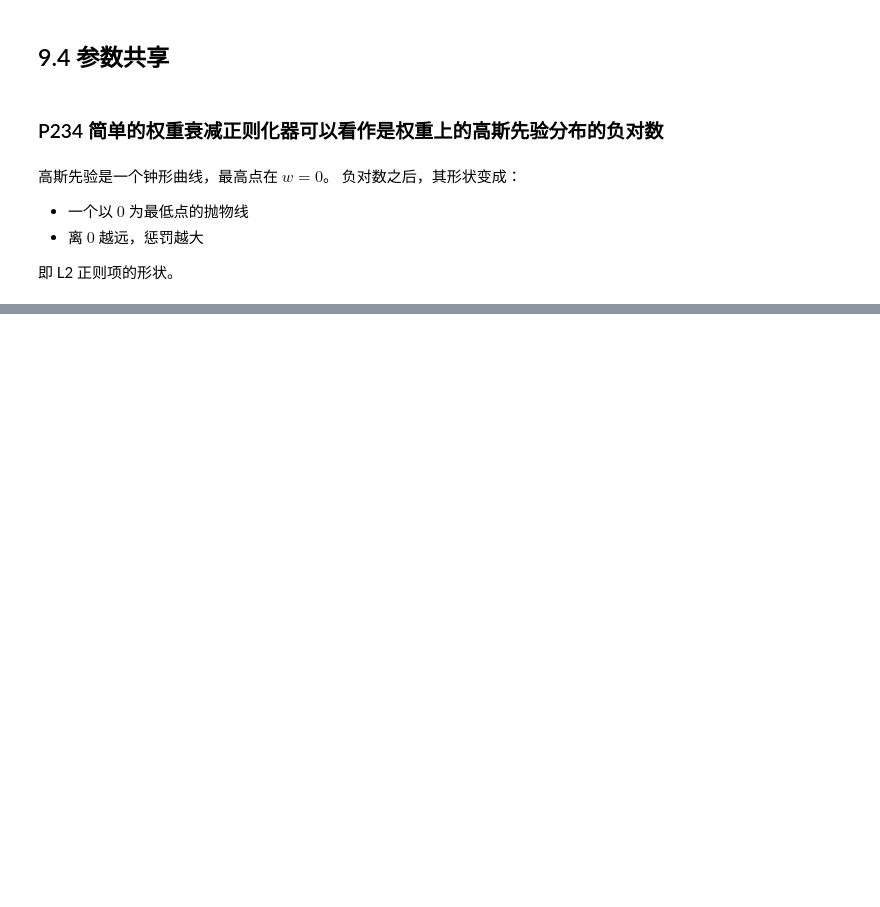
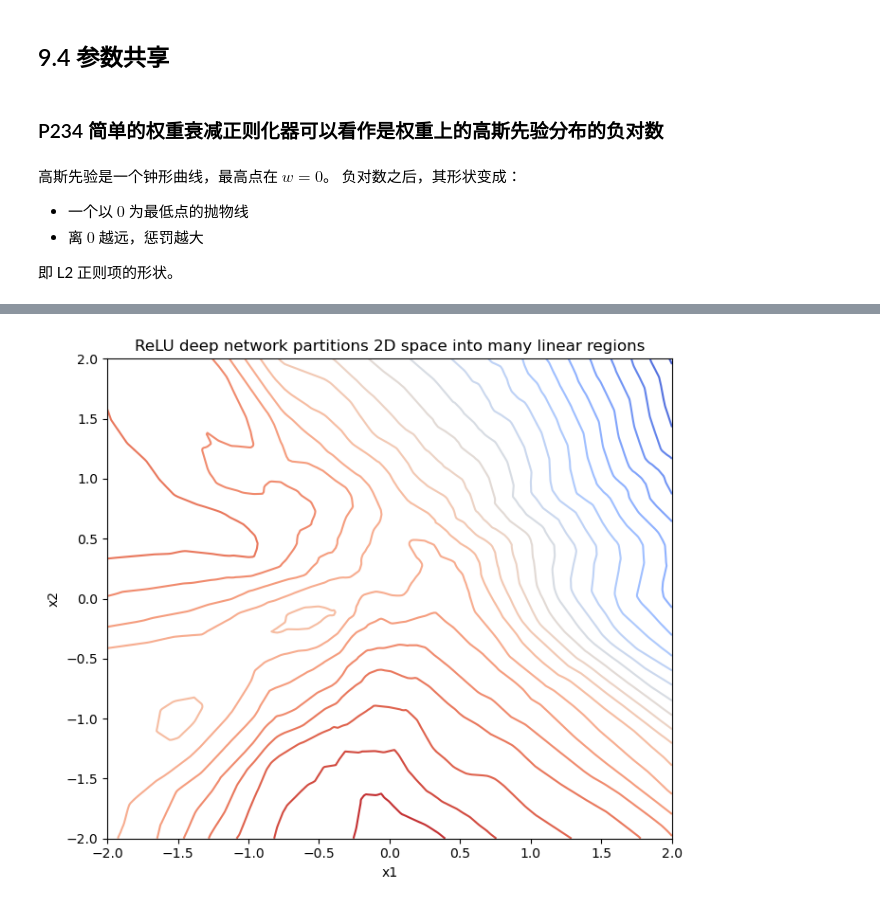
Before and after one commit to atRNAhzy/deep-learning-note, a Jupyter notebook: 深度学习基础与概念/09 正则化.ipynb, the cells around one changed output, grey strips where cells are left out. Drawn from its saved outputs; the diff is of its cells as text; code cells hidden in the pictures; blank space fills up the shorter version.

```diff
--- a/深度学习基础与概念/09 正则化.ipynb
+++ b/深度学习基础与概念/09 正则化.ipynb
@@ -269,0 +396,54 @@ $$
+# %%
+import numpy as np
+import matplotlib.pyplot as plt
+
+# 固定随机种子以便复现
+np.random.seed(0)
+
+def relu(x):
+    return np.maximum(0, x)
+
+# 构造一个两层 ReLU 网络：R^2 -> R
+# 第一层：100 个 ReLU
+W1 = np.random.randn(100, 2)
+b1 = np.random.randn(100)
+
+# 第二层：50 个 ReLU
+W2 = np.random.randn(50, 100)
+b2 = np.random.randn(50)
+
+# 输出层：线性
+W3 = np.random.randn(1, 50)
+b3 = np.random.randn(1)
+
+def network(x):
+    h1 = relu(W1 @ x + b1)
+    h2 = relu(W2 @ h1 + b2)
+    out = W3 @ h2 + b3
+    return out
+
+# ====== 网格采样 ======
+grid_n = 300
+x = np.linspace(-2, 2, grid_n)
+y = np.linspace(-2, 2, grid_n)
+xx, yy = np.meshgrid(x, y)
+
+zz = np.zeros_like(xx)
+
+for i in range(grid_n):
+    for j in range(grid_n):
+        point = np.array([xx[i,j], yy[i,j]])
+        zz[i,j] = network(point)
+
+# ====== 画图 ======
+plt.figure(figsize=(7,6))
+# 画等高线（看起来像一堆被切碎的区域）
+plt.contour(xx, yy, zz, levels=25, cmap='coolwarm')
+
+plt.title("ReLU deep network partitions 2D space into many linear regions")
+plt.xlabel("x1")
+plt.ylabel("x2")
+plt.tight_layout()
+plt.show()
+# %% [output]
+[figure, added]
```
Also changed, not shown: parts of 6 cells of this notebook.
